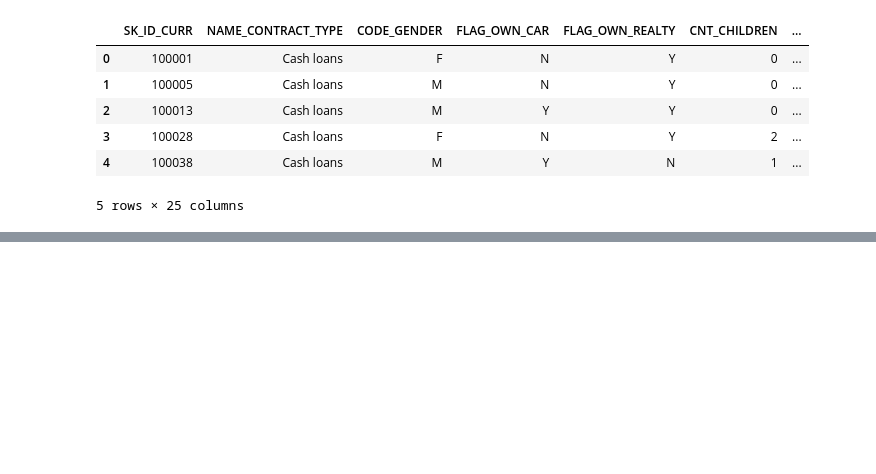
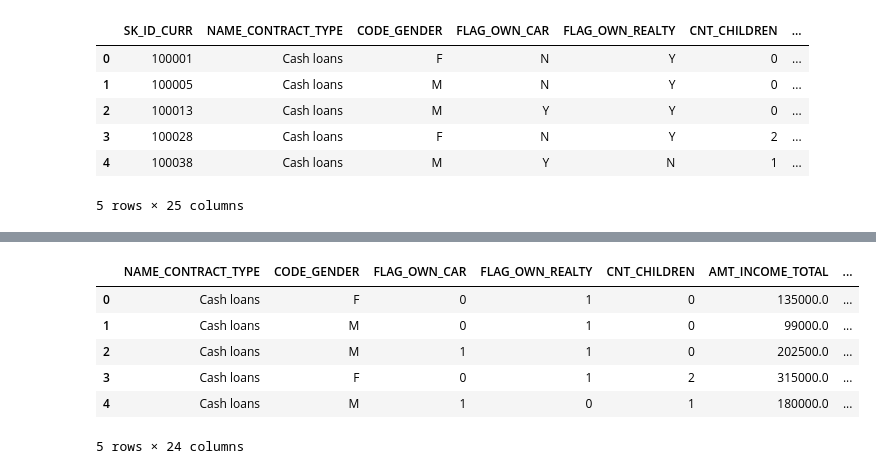
Before and after one commit to sarveshgawand/home-credit-default, a Jupyter notebook: Home Credit Default Rate.ipynb, the cells around one changed output, grey strips where cells are left out. Cells and saved outputs as stored; diff of their text form; code cells hidden in the pictures; blank space fills up the shorter version.

```diff
--- a/Home Credit Default Rate.ipynb
+++ b/Home Credit Default Rate.ipynb
@@ -27,0 +30,2 @@ df_test.head()
+# %%
+df_test = df_test.drop(['SK_ID_CURR'], axis = 1)
@@ -27,0 +89,7 @@ df_test.head()
+# %%
+df_test['OCCUPATION_TYPE']=df_test['OCCUPATION_TYPE'].fillna(df_test['OCCUPATION_TYPE'].mode()[0])
+df_test['AMT_ANNUITY']=df_test['AMT_ANNUITY'].fillna(df_test['AMT_ANNUITY'].mean())
+df_test['AMT_GOODS_PRICE']=df_test['AMT_GOODS_PRICE'].fillna(df_test['AMT_GOODS_PRICE'].mean())
+df_test['NAME_TYPE_SUITE']=df_test['NAME_TYPE_SUITE'].fillna(df_test['NAME_TYPE_SUITE'].mode()[0])
+df_test['CNT_FAM_MEMBERS']=df_test['CNT_FAM_MEMBERS'].fillna(df_test['CNT_FAM_MEMBERS'].mean())
+df_test.info()
@@ -27,0 +137,13 @@ df_test.head()
+# %%
+df_test['FLAG_OWN_CAR'] = df_test['FLAG_OWN_CAR'].map(dict(Y=1,N=0))
+df_test['FLAG_OWN_REALTY'] = df_test['FLAG_OWN_REALTY'].map(dict(Y=1,N=0))
+# %%
+df_test.head()
+# %% [output]
+|  | NAME_CONTRACT_TYPE | CODE_GENDER | FLAG_OWN_CAR | FLAG_OWN_REALTY | CNT_CHILDREN | AMT_INCOME_TOTAL | ... |
+| 0 | Cash loans | F | 0 | 1 | 0 | 135000.0 | ... |
+| 1 | Cash loans | M | 0 | 1 | 0 | 99000.0 | ... |
+| 2 | Cash loans | M | 1 | 1 | 0 | 202500.0 | ... |
+| 3 | Cash loans | F | 0 | 1 | 2 | 315000.0 | ... |
+| 4 | Cash loans | M | 1 | 0 | 1 | 180000.0 | ... |
+5 rows × 24 columns
```
Also changed, not shown: parts of 20 cells of this notebook.
